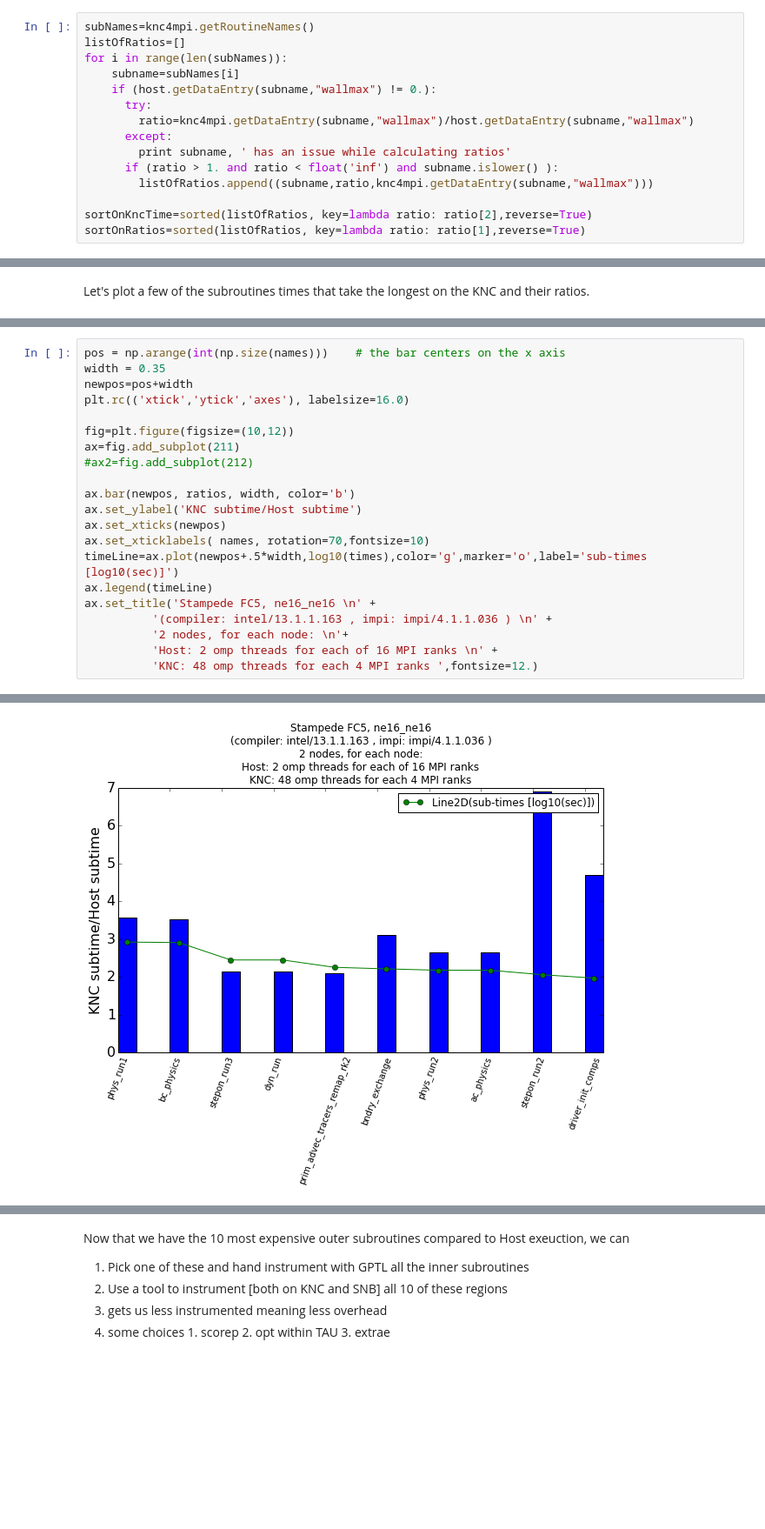
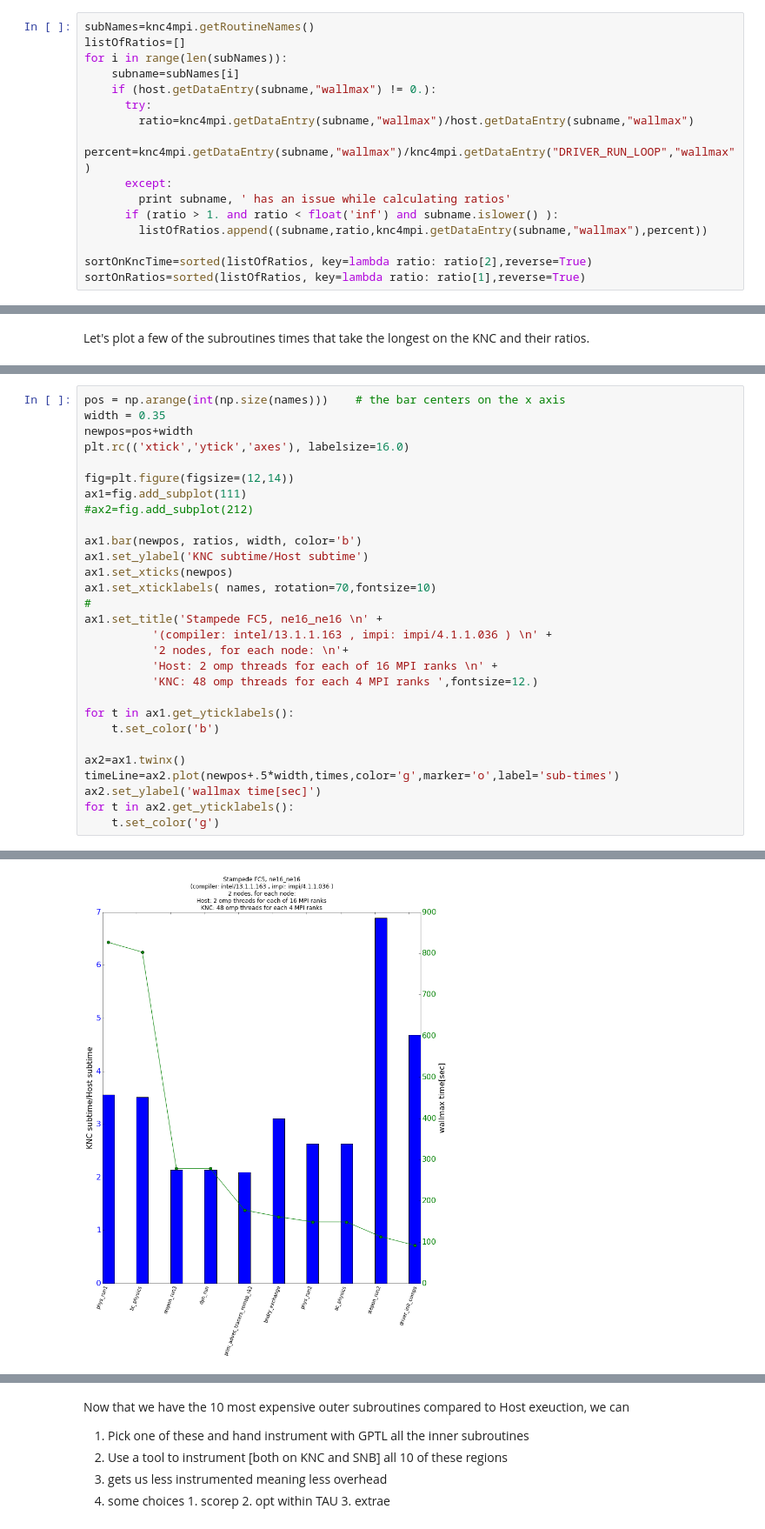
Before and after one commit to srinathv/CesmPerfTools, a Jupyter notebook: notebooks/fc5.ne16_ne16.hostVsKnc.ipynb, the cells around one changed output, grey strips where cells are left out. Shown: that part at 87% size. Cells and saved outputs as stored; diff of their text form; blank space fills up the shorter version.

Commit message:
twinx()

```diff
--- a/notebooks/fc5.ne16_ne16.hostVsKnc.ipynb
+++ b/notebooks/fc5.ne16_ne16.hostVsKnc.ipynb
@@ -70,10 +70,11 @@ for i in range(len(subNames)):
     if (host.getDataEntry(subname,"wallmax") != 0.):
       try:
         ratio=knc4mpi.getDataEntry(subname,"wallmax")/host.getDataEntry(subname,"wallmax")
+        percent=knc4mpi.getDataEntry(subname,"wallmax")/knc4mpi.getDataEntry("DRIVER_RUN_LOOP","wallmax")
       except:
         print subname, ' has an issue while calculating ratios'
       if (ratio > 1. and ratio < float('inf') and subname.islower() ):
-        listOfRatios.append((subname,ratio,knc4mpi.getDataEntry(subname,"wallmax")))
+        listOfRatios.append((subname,ratio,knc4mpi.getDataEntry(subname,"wallmax"),percent))
 
 sortOnKncTime=sorted(listOfRatios, key=lambda ratio: ratio[2],reverse=True)
 sortOnRatios=sorted(listOfRatios, key=lambda ratio: ratio[1],reverse=True)
@@ -104,19 +106,27 @@ width = 0.35
 newpos=pos+width
 plt.rc(('xtick','ytick','axes'), labelsize=16.0)
 
-fig=plt.figure(figsize=(10,12))
-ax=fig.add_subplot(211)
+fig=plt.figure(figsize=(12,14))
+ax1=fig.add_subplot(111)
 #ax2=fig.add_subplot(212)
 
-ax.bar(newpos, ratios, width, color='b')
-ax.set_ylabel('KNC subtime/Host subtime')
-ax.set_xticks(newpos)
-ax.set_xticklabels( names, rotation=70,fontsize=10)
-timeLine=ax.plot(newpos+.5*width,log10(times),color='g',marker='o',label='sub-times [log10(sec)]')
-ax.legend(timeLine)
-ax.set_title('Stampede FC5, ne16_ne16 \n' +
+ax1.bar(newpos, ratios, width, color='b')
+ax1.set_ylabel('KNC subtime/Host subtime')
+ax1.set_xticks(newpos)
+ax1.set_xticklabels( names, rotation=70,fontsize=10)
+#
+ax1.set_title('Stampede FC5, ne16_ne16 \n' +
           '(compiler: intel/13.1.1.163 , impi: impi/4.1.1.036 ) \n' +
           '2 nodes, for each node: \n'+
           'Host: 2 omp threads for each of 16 MPI ranks \n' +
           'KNC: 48 omp threads for each 4 MPI ranks ',fontsize=12.)
+
+for t in ax1.get_yticklabels():
+    t.set_color('b')
+
+ax2=ax1.twinx()
+timeLine=ax2.plot(newpos+.5*width,times,color='g',marker='o',label='sub-times')
+ax2.set_ylabel('wallmax time[sec]')
+for t in ax2.get_yticklabels():
+    t.set_color('g')
 # %% [output]
@@ -124 +133 @@ ax.set_title('Stampede FC5, ne16_ne16 \n' +
-[figure, old version]
+[figure, new version]
```
Also changed, not shown: parts of 3 cells of this notebook.
